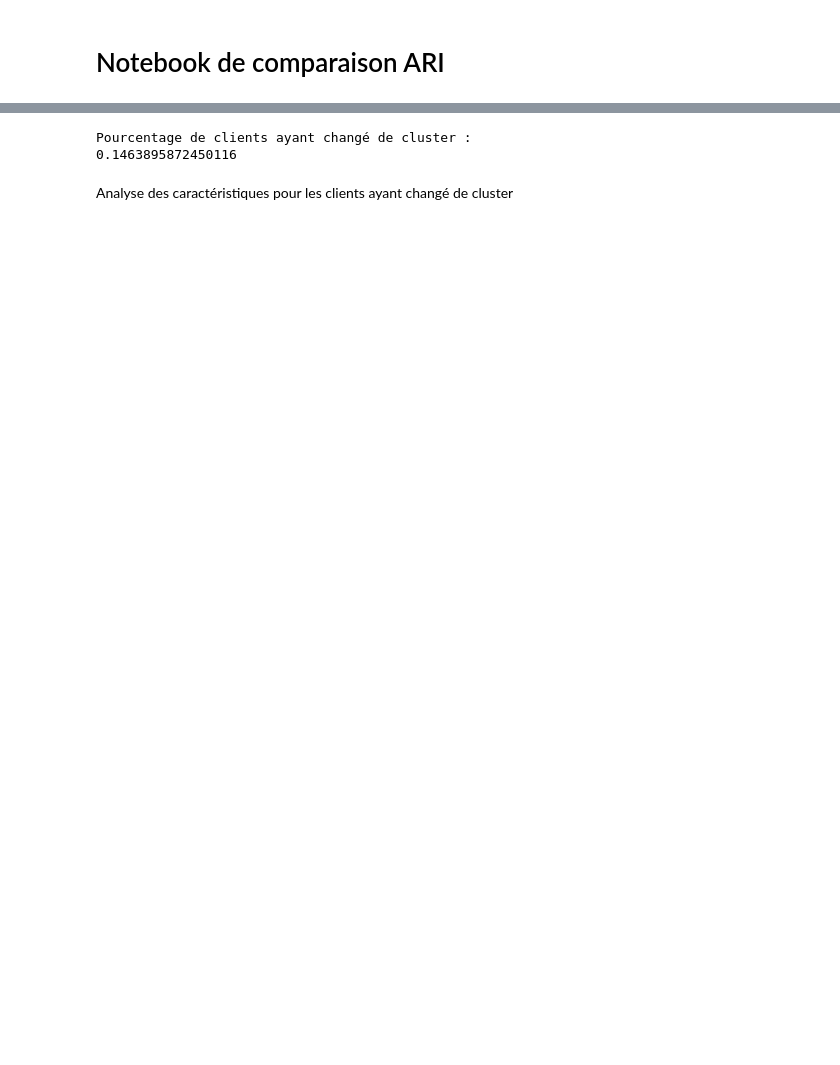
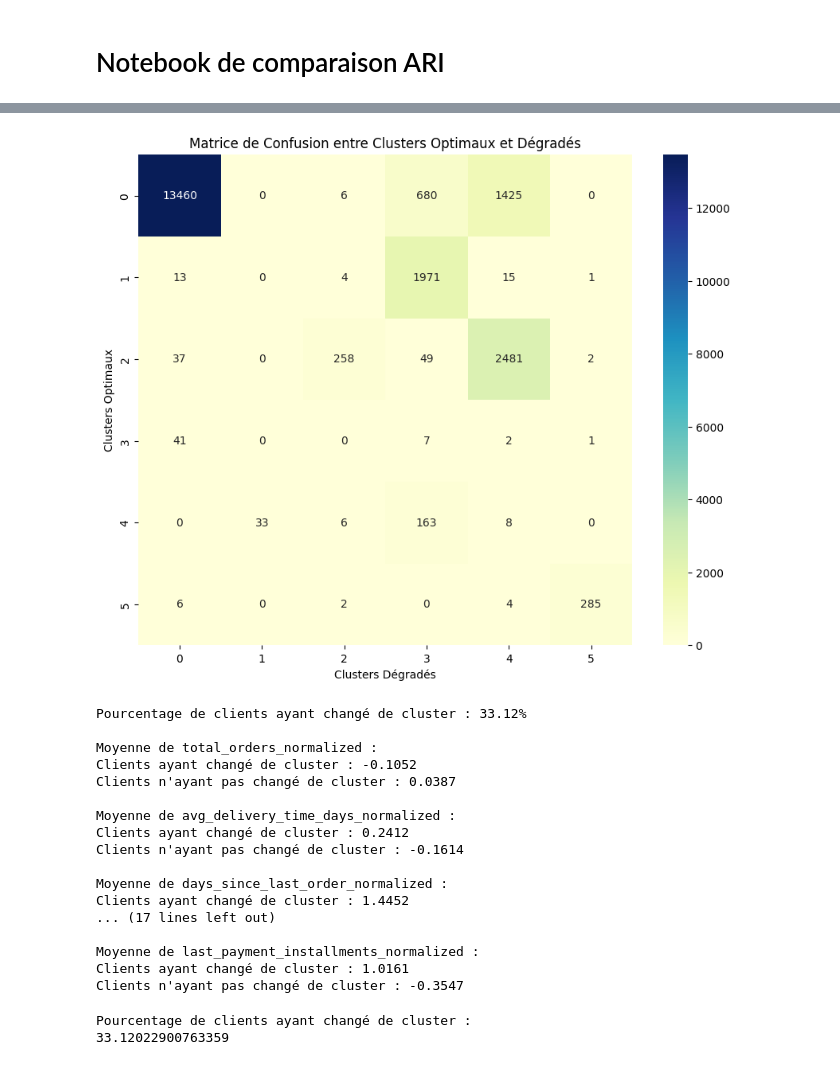
Before and after one commit to CharbonneauJean/OC-Projet4, a Jupyter notebook: comparaison_ari.ipynb, the cells around one changed output, grey strips where cells are left out. Saved outputs shown, nothing was run; the diff lists cells and outputs as text; code cells hidden in the pictures; blank space fills up the shorter version.

```diff
--- a/comparaison_ari.ipynb
+++ b/comparaison_ari.ipynb
@@ -18,4 +71,4 @@ Sélection des features numériques pour la normalisation
 # %%
 numeric_features = ['total_orders', 'avg_delivery_time_days', 'days_since_last_order',
-                    'total_spent', 'avg_review_score', 'avg_delivery_delay_days',
+                    'total_spent', 'avg_review_score',
                     'max_delivery_delay_days', 'has_comment', 'last_payment_installments']
@@ -24,5 +75,5 @@ Normalisation des features
 # %%
-scaler = MinMaxScaler()
+scaler = StandardScaler()
 df_normalized = pd.DataFrame(scaler.fit_transform(df[numeric_features]),
                              columns=[f"{col}_normalized" for col in numeric_features])
 
@@ -79,12 +205,60 @@ Analyse des changements de clusters
+# %%
+# Création de la matrice de confusion
+confusion_matrix = pd.crosstab(df_optimal_subset['cluster_optimal'],
+                               df_degraded_subset['cluster_degraded'],
+                               rownames=['Clusters Optimaux'],
+                               colnames=['Clusters Dégradés'])
+
+# Tracé de la matrice de confusion
+plt.figure(figsize=(10, 8))
+sns.heatmap(confusion_matrix, annot=True, cmap='YlGnBu', fmt='d')
+plt.title('Matrice de Confusion entre Clusters Optimaux et Dégradés')
+plt.show()
+
+# Calcul du pourcentage de clients ayant changé de cluster
+df_comparison = df_optimal_subset.copy()
+df_comparison['cluster_degraded'] = df_degraded_subset['cluster_degraded']
+df_comparison['cluster_changed'] = df_comparison['cluster_optimal'] != df_comparison['cluster_degraded']
+percentage_changed = df_comparison['cluster_changed'].mean() * 100
+
+print(f"\nPourcentage de clients ayant changé de cluster : {percentage_changed:.2f}%")
+
+# Analyse des caractéristiques des clients ayant changé de cluster
+changed_clusters = df_comparison[df_comparison['cluster_changed']]
+unchanged_clusters = df_comparison[~df_comparison['cluster_changed']]
+
+for feature in features_optimal:
+    print(f"\nMoyenne de {feature} :")
+    print(f"Clients ayant changé de cluster : {changed_clusters[feature].mean():.4f}")
+    print(f"Clients n'ayant pas changé de cluster : {unchanged_clusters[feature].mean():.4f}")
+# %% [output]
+[figure, added]
+Pourcentage de clients ayant changé de cluster : 33.12%
+
+Moyenne de total_orders_normalized :
+Clients ayant changé de cluster : -0.1052
+Clients n'ayant pas changé de cluster : 0.0387
+
+Moyenne de avg_delivery_time_days_normalized :
+Clients ayant changé de cluster : 0.2412
+Clients n'ayant pas changé de cluster : -0.1614
+
+Moyenne de days_since_last_order_normalized :
+Clients ayant changé de cluster : 1.4452
+... (17 lines left out)
+
+Moyenne de last_payment_installments_normalized :
+Clients ayant changé de cluster : 1.0161
+Clients n'ayant pas changé de cluster : -0.3547
 # %%
-df['cluster_optimal'] = clusters_optimal
-df['cluster_degraded'] = clusters_degraded
-df['cluster_changed'] = df['cluster_optimal'] != df['cluster_degraded']
+# Assurez-vous que df_optimal_subset et df_degraded_subset sont correctement définis auparavant
+df_comparison = df_optimal_subset.copy()
+df_comparison['cluster_degraded'] = df_degraded_subset['cluster_degraded']
+df_comparison['cluster_changed'] = df_comparison['cluster_optimal'] != df_comparison['cluster_degraded']
+
 print("\nPourcentage de clients ayant changé de cluster :")
-print(df['cluster_changed'].mean() * 100)
+print(df_comparison['cluster_changed'].mean() * 100)
 # %% [output]
 Pourcentage de clients ayant changé de cluster :
-0.1463895872450116
+33.12022900763359
-# %% [markdown]
-Analyse des caractéristiques pour les clients ayant changé de cluster
 # %%
```
Also changed, not shown: parts of 22 cells of this notebook, 5 other files.
